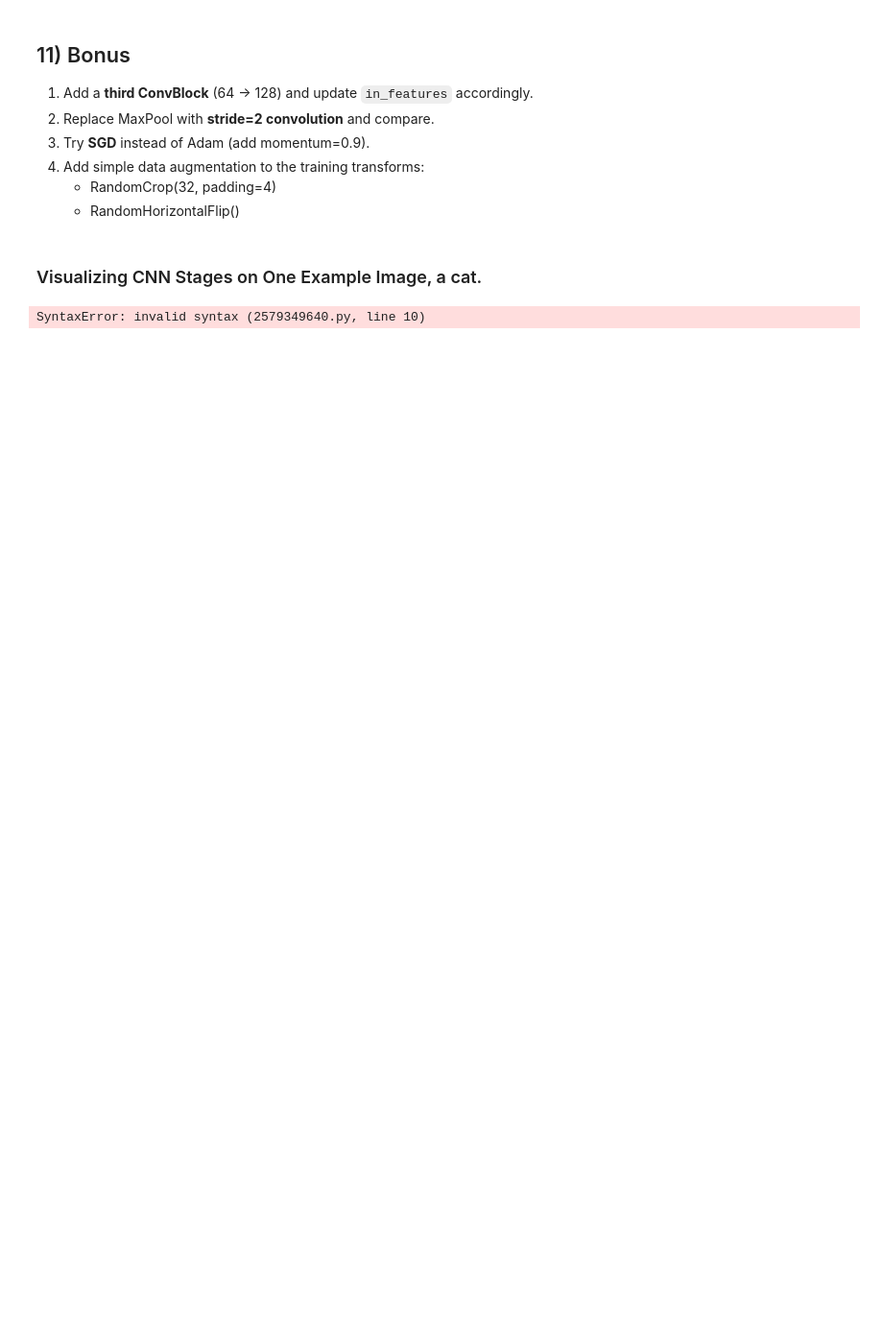
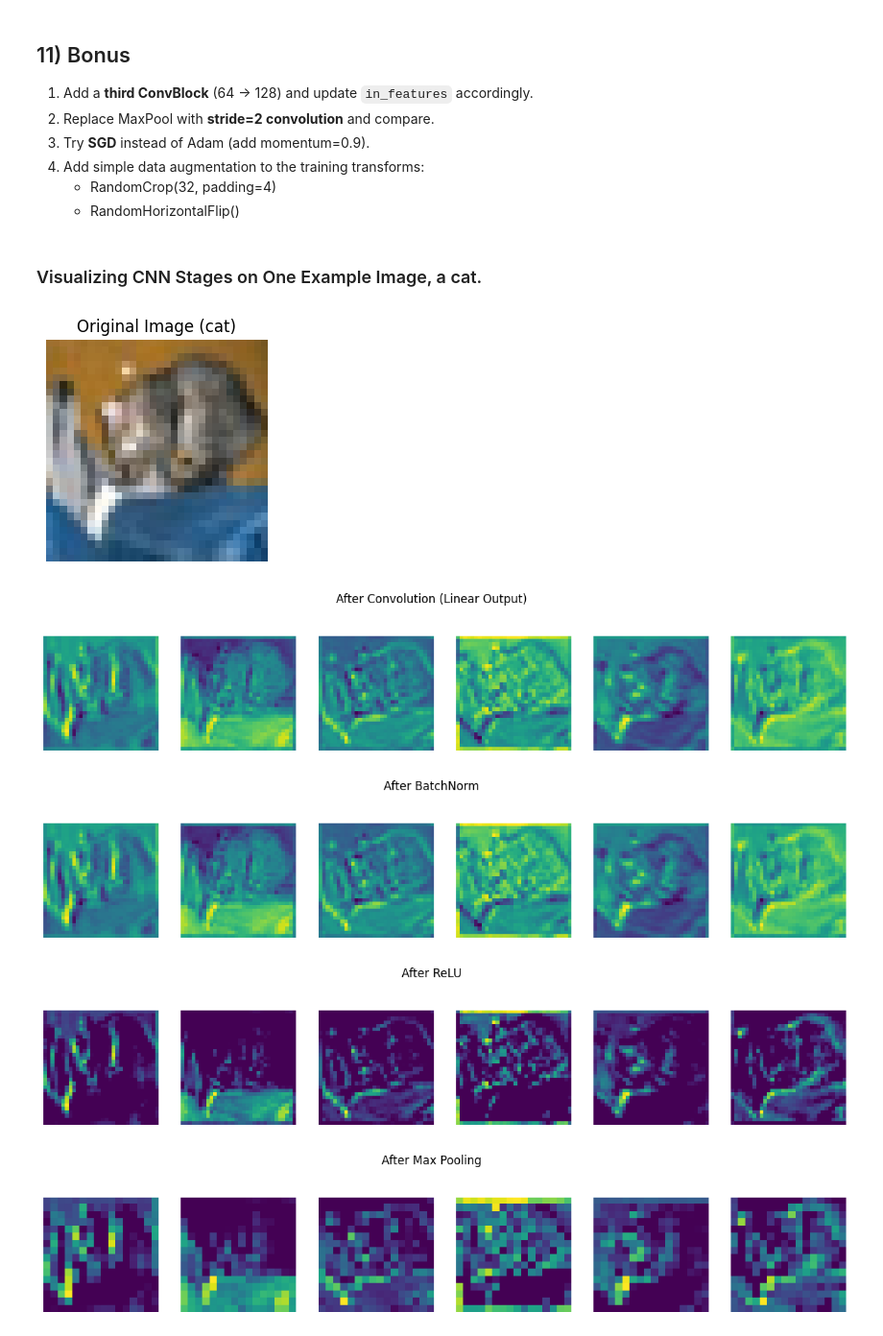
Before and after one commit to Emiile9/DeepLearningForImageAnalysis, a Jupyter notebook: Lab 2/cnn_lab_cifar10_pytorch.ipynb, the cells around one changed output. Shown at 96% size. Drawn from its saved outputs; the diff is of its cells as text; code cells hidden in the pictures; blank space fills up the shorter version.

```diff
--- a/Lab 2/cnn_lab_cifar10_pytorch.ipynb
+++ b/Lab 2/cnn_lab_cifar10_pytorch.ipynb
@@ -553,63 +554,62 @@ show_predictions(model, test_dataset, classes, device, n=12, seed=7)
 ### Visualizing CNN Stages on One Example Image, a  cat.
 # %%
 model.eval()
-
 img, label = test_dataset[0]
-
 img_vis = unnormalize(img).clamp(0, 1)
-
 x = img.unsqueeze(0).to(device)
 
+in_channels = 3
+out_channels = 32
+kernel_size = 3
+padding = 1
+
 with torch.no_grad():
-    conv_out = nn.Conv2d(in_channels, out_channels, kernel_size=kernel_size, padding=padding)       # Apply ONLY the convolution layer from block1
-    bn_out   = nn.BatchNorm2d(out_channels)     # After BatchNorm
-    relu_out = nn.ReLU()     # After ReLU
-    pool_out = nn.MaxPool2d(kernel_size=2, stride=2)  # After Pool
+    # Define layers
+    conv_layer = nn.Conv2d(in_channels, out_channels, kernel_size=kernel_size, padding=padding).to(device)
+    bn_layer   = nn.BatchNorm2d(out_channels).to(device)
+    relu_layer = nn.ReLU()
+    pool_layer = nn.MaxPool2d(kernel_size=2, stride=2)
 
+    # ✅ Actually pass input through each layer to get output tensors
+    conv_out = conv_layer(x)
+    bn_out   = bn_layer(conv_out)
+    relu_out = relu_layer(bn_out)
+    pool_out = pool_layer(relu_out)
 
-# Move everything back to CPU for plotting
+# Move output tensors to CPU for plotting
 conv_out = conv_out.cpu()
 bn_out   = bn_out.cpu()
 relu_out = relu_out.cpu()
 pool_out = pool_out.cpu()
-
 
 def plot_feature_maps(tensor, title, max_maps=6):
     """
     tensor shape: [1, C, H, W]
     """
     feature_maps = tensor[0]  # remove batch dimension
     n_maps = min(feature_maps.shape[0], max_maps)
-
     fig, axes = plt.subplots(1, n_maps, figsize=(15, 3))
     fig.suptitle(title)
-
     for i in range(n_maps):
         axes[i].imshow(feature_maps[i], cmap="viridis")
         axes[i].axis("off")
-
     plt.show()
-
-# ============================================================
-# Plot
 
 # Original Image
 plt.figure(figsize=(3,3))
 plt.imshow(img_vis.permute(1,2,0))
 plt.title(f"Original Image ({classes[label]})")
 plt.axis("off")
 plt.show()
 
-# After Convolution (linear output)
+# Feature map plots
 plot_feature_maps(conv_out, "After Convolution (Linear Output)")
-
-# After BatchNorm
-plot_feature_maps(bn_out, "After BatchNorm")
-
-# After ReLU
+plot_feature_maps(bn_out,   "After BatchNorm")
 plot_feature_maps(relu_out, "After ReLU")
-
-# After Pooling
 plot_feature_maps(pool_out, "After Max Pooling")
 # %% [output]
-SyntaxError: invalid syntax (2579349640.py, line 10)
+[figure, added]
+[figure, added]
+[figure, added]
+[figure, added]
+[figure, added]
```
Also changed, not shown: parts of 3 cells of this notebook, 2 other files.
